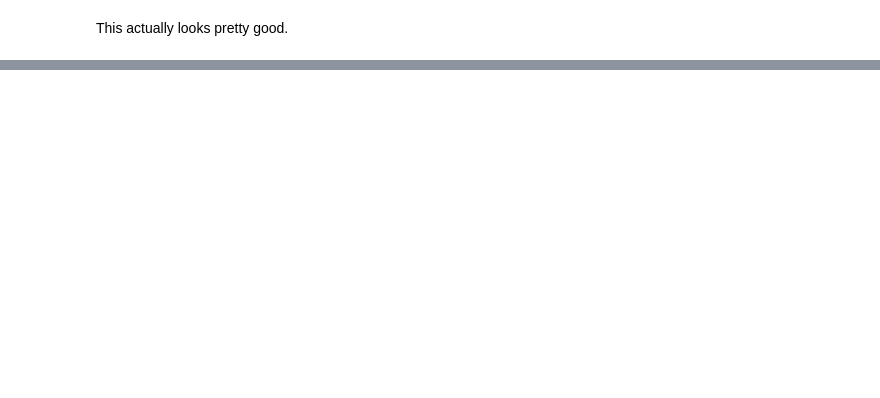
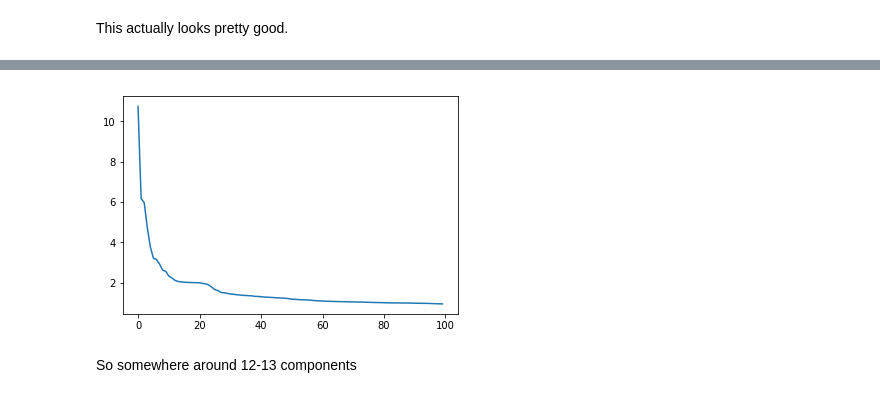
Before and after one commit to andrewboho/thinkful-data-science-bootcamp, a Jupyter notebook: bootcamp/ds_bootcamp_unit_3.2.5.ipynb, the cells around one changed output, grey strips where cells are left out. Cells and saved outputs as stored; diff of their text form; code cells hidden in the pictures; blank space fills up the shorter version.

```diff
--- a/bootcamp/ds_bootcamp_unit_3.2.5.ipynb
+++ b/bootcamp/ds_bootcamp_unit_3.2.5.ipynb
@@ -178,0 +181,7 @@ This actually looks pretty good.
+# %%
+start_time = time.time()
+pca = PCA(n_components=100)
+x_pca = pca.fit_transform(scaled_X)
+print(x_pca.shape)
+end_time = time.time()
+print("\n--- %s seconds ---" % (end_time - start_time))
@@ -178,0 +238,7 @@ This actually looks pretty good.
+# %%
+plt.plot(pca.explained_variance_)
+plt.show()
+# %% [output]
+[figure, added]
+# %% [markdown]
+So somewhere around 12-13 components
```
Also changed, not shown: parts of 8 cells of this notebook.
